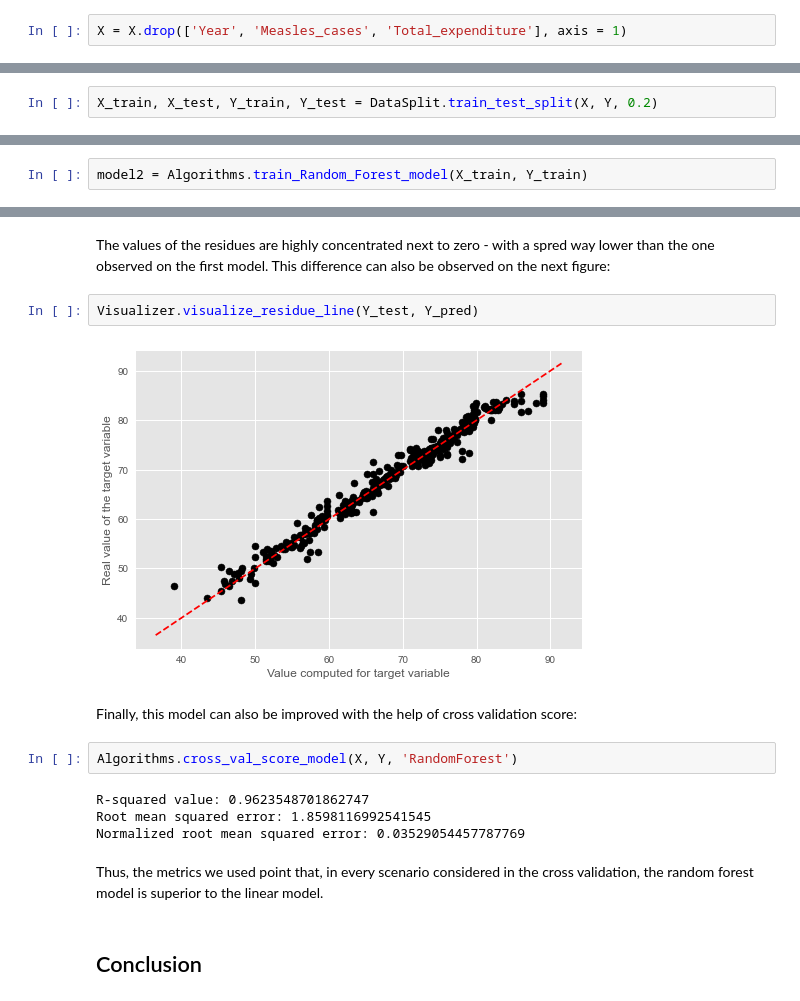
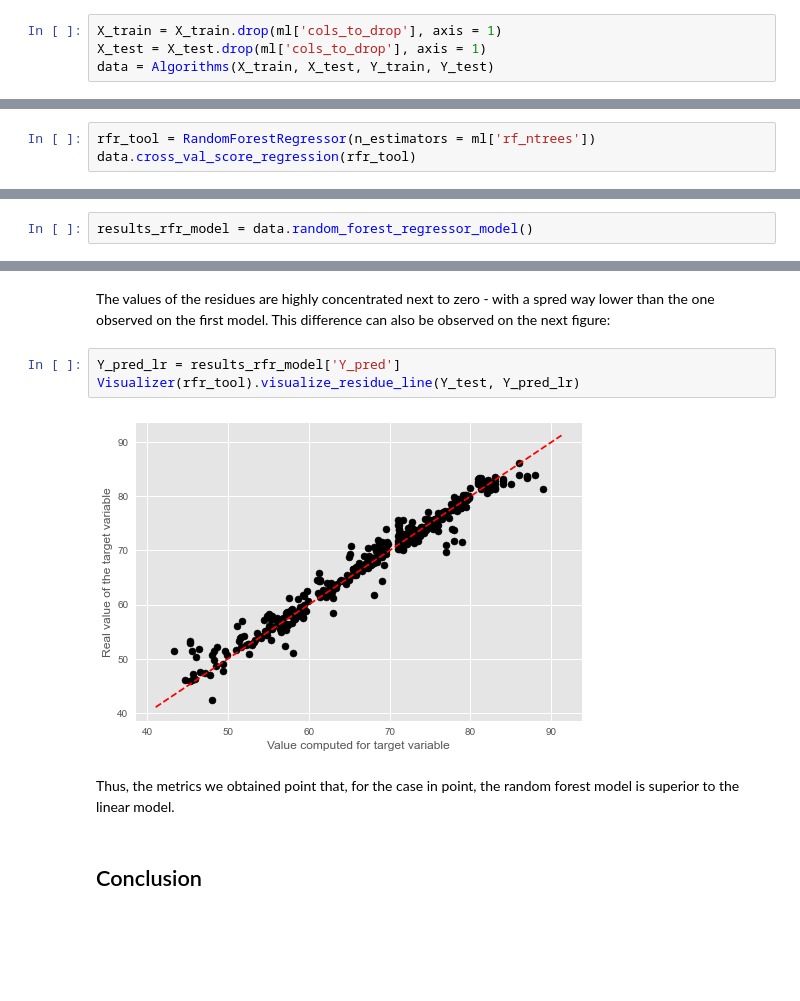
Before and after one commit to leorrib/Py_LifeExpectancy, a Jupyter notebook: main.ipynb, the cells around one changed output, grey strips where cells are left out. Saved outputs shown, nothing was run; the diff lists cells and outputs as text; blank space fills up the shorter version.

```diff
--- a/main.ipynb
+++ b/main.ipynb
@@ -200,4 +195,6 @@ FeatureSelector.correlation_analysis(scaled_data, 'Life Expectancy', X, Y)
 # %% [markdown]
 According to the criteria above, the least important variables are 'Measles_cases', 'Year' and 'Total_expenditure'. For that reason, they will be dropped:
 # %%
-X = X.drop(['Year', 'Measles_cases', 'Total_expenditure'], axis = 1)
+X_train = X_train.drop(ml['cols_to_drop'], axis = 1)
+X_test = X_test.drop(ml['cols_to_drop'], axis = 1)
+data = Algorithms(X_train, X_test, Y_train, Y_test)
@@ -206,2 +200,0 @@ Next, the data will be divided into a set for training (80%) and a set for testi
-# %%
-X_train, X_test, Y_train, Y_test = DataSplit.train_test_split(X, Y, 0.2)
@@ -249,0 +243,3 @@ That concludes the discussion about the first ML model. Next, a new model will b
+# %%
+rfr_tool = RandomForestRegressor(n_estimators = ml['rf_ntrees'])
+data.cross_val_score_regression(rfr_tool)
@@ -252,3 +252,3 @@ In order to obtain better results, it is important to try and test different pre
 # %%
-model2 = Algorithms.train_Random_Forest_model(X_train, Y_train)
+results_rfr_model = data.random_forest_regressor_model()
 # %% [output]
@@ -270,19 +266,12 @@ Visualizer.visualize_residue_spread(model2, X_train, X_test, Y_train, Y_test)
 # %% [markdown]
 The values of the residues are highly concentrated next to zero - with a spred way lower than the one observed on the first model. This difference can also be observed on the next figure:
 # %%
-Visualizer.visualize_residue_line(Y_test, Y_pred)
+Y_pred_lr = results_rfr_model['Y_pred']
+Visualizer(rfr_tool).visualize_residue_line(Y_test, Y_pred_lr)
 # %% [output]
-[figure, old version]
+[figure, new version]
-# %% [markdown]
-Finally, this model can also be improved with the help of cross validation score:
-# %%
-Algorithms.cross_val_score_model(X, Y, 'RandomForest')
-# %% [output]
-R-squared value: 0.9623548701862747
-Root mean squared error: 1.8598116992541545
-Normalized root mean squared error: 0.03529054457787769
 # %% [markdown]
-Thus, the metrics we used point that, in every scenario considered in the cross validation, the random forest model is superior to the linear model.
+Thus, the metrics we obtained point that, for the case in point, the random forest model is superior to the linear model.
 # %% [markdown]
 ## Conclusion
 # %% [markdown]
```
Also changed, not shown: parts of 48 cells of this notebook, 12 other files.
